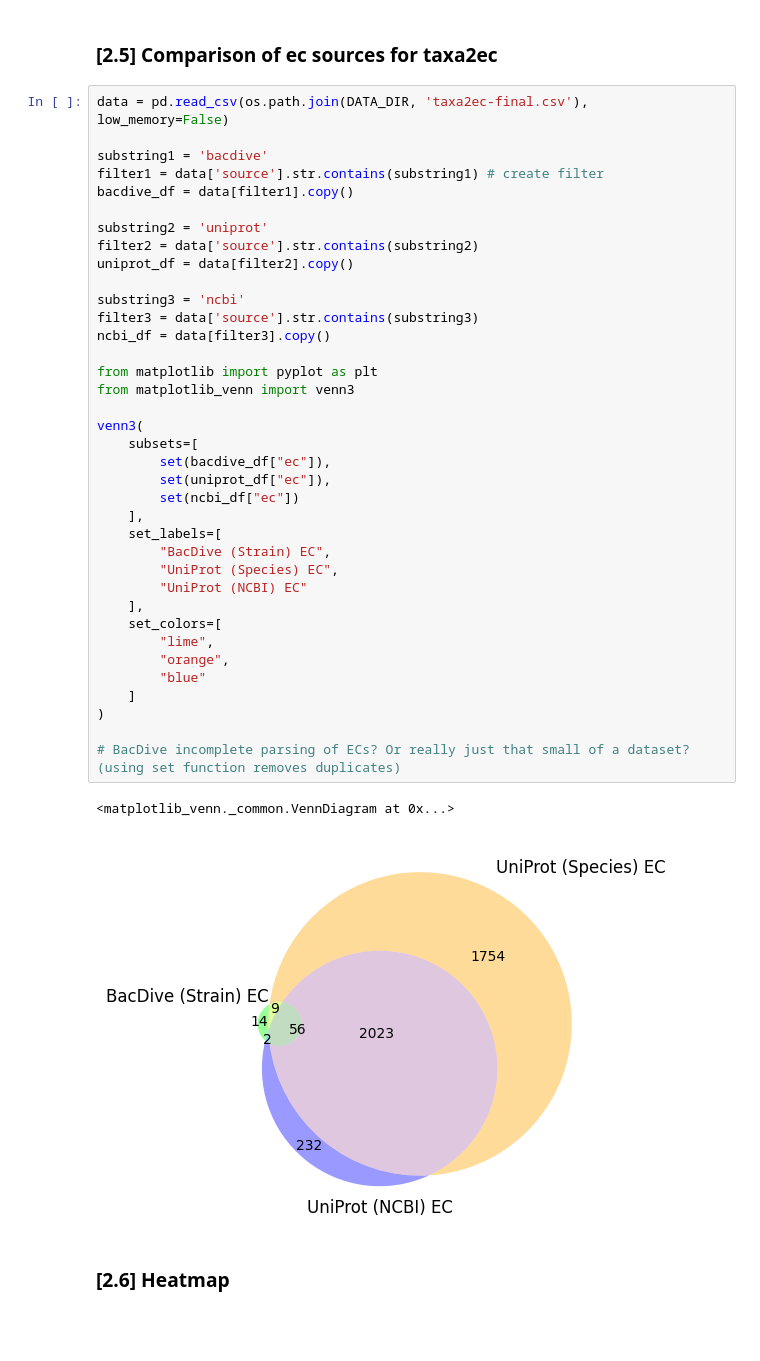
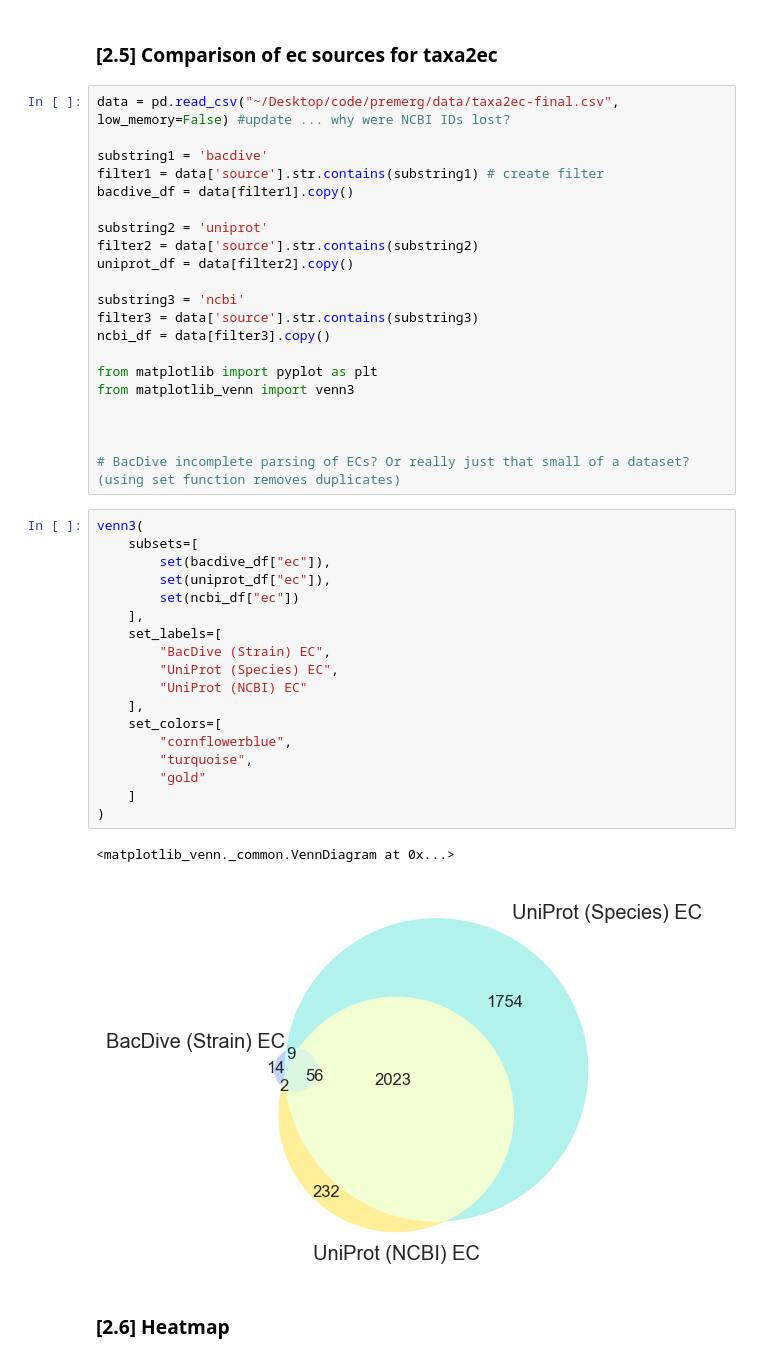
Before and after one commit to giovannellilab/media-prediction, a Jupyter notebook: notebooks/02-EDA.ipynb, the cells around one changed output. Saved outputs shown, nothing was run; the diff lists cells and outputs as text; blank space fills up the shorter version.

```diff
--- a/notebooks/02-EDA.ipynb
+++ b/notebooks/02-EDA.ipynb
@@ -297,7 +359,7 @@ plt.show()
 # %% [markdown]
 ### [2.5] Comparison of ec sources for taxa2ec
 # %%
-data = pd.read_csv(os.path.join(DATA_DIR, 'taxa2ec-final.csv'), low_memory=False)
+data = pd.read_csv("~/Desktop/code/premerg/data/taxa2ec-final.csv", low_memory=False) #update ... why were NCBI IDs lost?
 
 substring1 = 'bacdive'
 filter1 = data['source'].str.contains(substring1) # create filter
@@ -314,28 +376,30 @@ ncbi_df = data[filter3].copy()
 from matplotlib import pyplot as plt
 from matplotlib_venn import venn3
 
-venn3(
-    subsets=[
-        set(bacdive_df["ec"]),
-        set(uniprot_df["ec"]),
-        set(ncbi_df["ec"])
-    ],
-    set_labels=[
-        "BacDive (Strain) EC",
-        "UniProt (Species) EC",
-        "UniProt (NCBI) EC"
-    ],
-    set_colors=[
-        "lime",
-        "orange",
-        "blue"
-    ]
-)
+
 
 # BacDive incomplete parsing of ECs? Or really just that small of a dataset? (using set function removes duplicates)
-# %% [output]
-<matplotlib_venn._common.VennDiagram at 0x...>
-[figure, removed]
+# %%
+venn3(
+    subsets=[
+        set(bacdive_df["ec"]),
+        set(uniprot_df["ec"]),
+        set(ncbi_df["ec"])
+    ],
+    set_labels=[
+        "BacDive (Strain) EC",
+        "UniProt (Species) EC",
+        "UniProt (NCBI) EC"
+    ],
+    set_colors=[
+        "cornflowerblue",
+        "turquoise",
+        "gold"
+    ]
+)
+# %% [output]
+<matplotlib_venn._common.VennDiagram at 0x...>
+[figure, added]
 # %% [markdown]
 ### [2.6] Heatmap
 # %%
```
Also changed, not shown: parts of 10 cells of this notebook.
